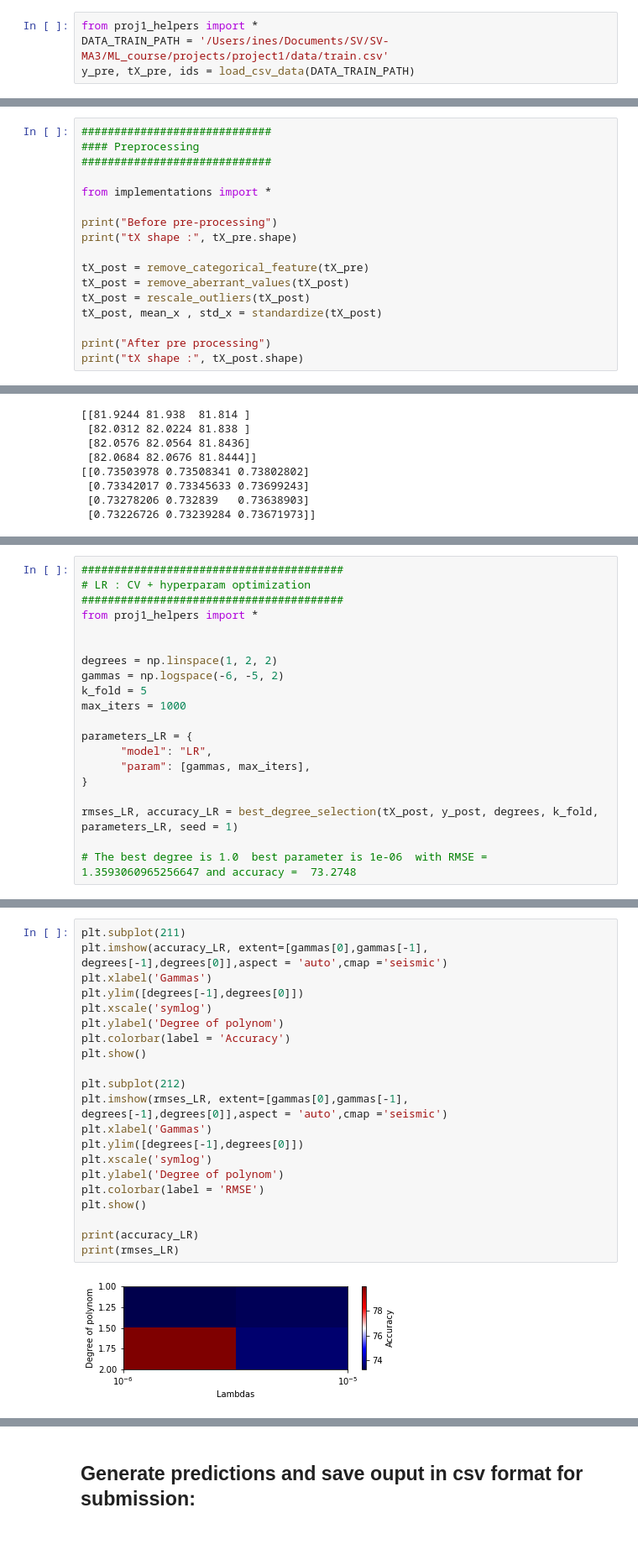
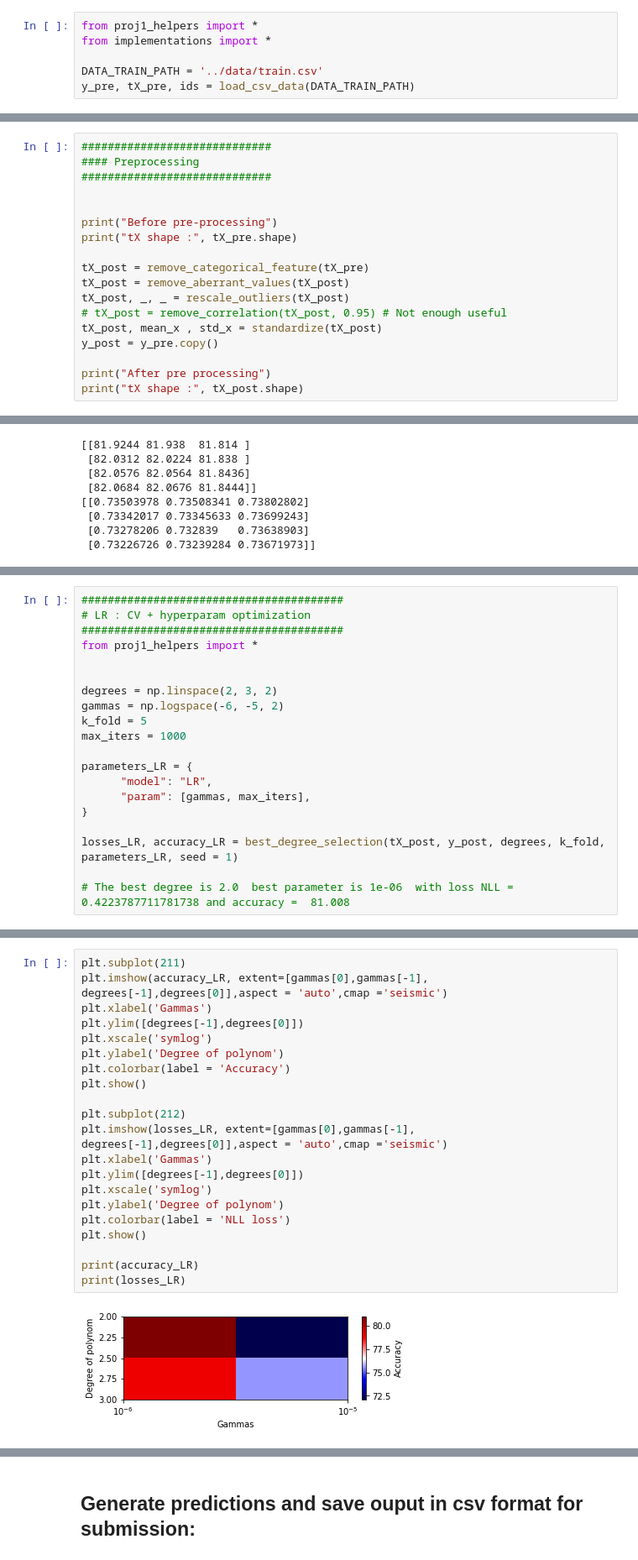
Before and after one commit to ideriedm/Machine-learning, a Jupyter notebook: project1/project1.ipynb, the cells around one changed output, grey strips where cells are left out. Shown at 84% size. Cells and saved outputs as stored; diff of their text form.

```diff
--- a/project1/project1.ipynb
+++ b/project1/project1.ipynb
@@ -12,7 +12,9 @@ The autoreload extension is already loaded. To reload it, use:
 ## Load the training data into feature matrix, class labels, and event ids:
 # %%
 from proj1_helpers import *
-DATA_TRAIN_PATH = '/Users/ines/Documents/SV/SV-MA3/ML_course/projects/project1/data/train.csv'
+from implementations import *
+
+DATA_TRAIN_PATH = '../data/train.csv'
 y_pre, tX_pre, ids = load_csv_data(DATA_TRAIN_PATH)
 # %%
 # Exploring data
@@ -68,15 +71,16 @@ LS with bias, accuracy =  74.468
 #### Preprocessing
 #############################
 
-from implementations import *
 
 print("Before pre-processing")
 print("tX shape :", tX_pre.shape)
 
 tX_post = remove_categorical_feature(tX_pre)
 tX_post = remove_aberrant_values(tX_post)
-tX_post = rescale_outliers(tX_post)
+tX_post, _, _ = rescale_outliers(tX_post)
+# tX_post = remove_correlation(tX_post, 0.95) # Not enough useful
 tX_post, mean_x , std_x = standardize(tX_post)
+y_post = y_pre.copy()
 
 print("After pre processing")
 print("tX shape :", tX_post.shape)
@@ -525,7 +532,7 @@ Test model :  ridge degree =  7 accuracy =  81.73 RMSE = 0.7380604198238021
 from proj1_helpers import *
 
 
-degrees = np.linspace(1, 2, 2)
+degrees = np.linspace(2, 3, 2)
 gammas = np.logspace(-6, -5, 2)
 k_fold = 5
 max_iters = 1000
@@ -535,8 +542,8 @@ parameters_LR = {
       "param": [gammas, max_iters],
 }
 
-rmses_LR, accuracy_LR = best_degree_selection(tX_post, y_post, degrees, k_fold, parameters_LR, seed = 1)
+losses_LR, accuracy_LR = best_degree_selection(tX_post, y_post, degrees, k_fold, parameters_LR, seed = 1)
 
-# The best degree is 1.0  best parameter is 1e-06  with RMSE =  1.3593060965256647 and accuracy =  73.2748
+# The best degree is 2.0  best parameter is 1e-06  with loss NLL =  0.4223787711781738 and accuracy =  81.008
 # %% [output]
 Method =  LR
@@ -549,23 +556,23 @@ The best degree is 1.0  best parameter is 1e-06  with RMSE =  1.3593060965256905
 # %%
 plt.subplot(211)
 plt.imshow(accuracy_LR, extent=[gammas[0],gammas[-1], degrees[-1],degrees[0]],aspect = 'auto',cmap ='seismic')
 plt.xlabel('Gammas')
 plt.ylim([degrees[-1],degrees[0]])
 plt.xscale('symlog')
 plt.ylabel('Degree of polynom')
 plt.colorbar(label = 'Accuracy')
 plt.show()
 
 plt.subplot(212)
-plt.imshow(rmses_LR, extent=[gammas[0],gammas[-1], degrees[-1],degrees[0]],aspect = 'auto',cmap ='seismic')
+plt.imshow(losses_LR, extent=[gammas[0],gammas[-1], degrees[-1],degrees[0]],aspect = 'auto',cmap ='seismic')
 plt.xlabel('Gammas')
 plt.ylim([degrees[-1],degrees[0]])
 plt.xscale('symlog')
 plt.ylabel('Degree of polynom')
-plt.colorbar(label = 'RMSE')
+plt.colorbar(label = 'NLL loss')
 plt.show()
 
 print(accuracy_LR)
-print(rmses_LR)
+print(losses_LR)
 # %% [output]
-[figure, old version]
+[figure, new version]
```
Also changed, not shown: parts of 31 cells of this notebook, 3 other files.
